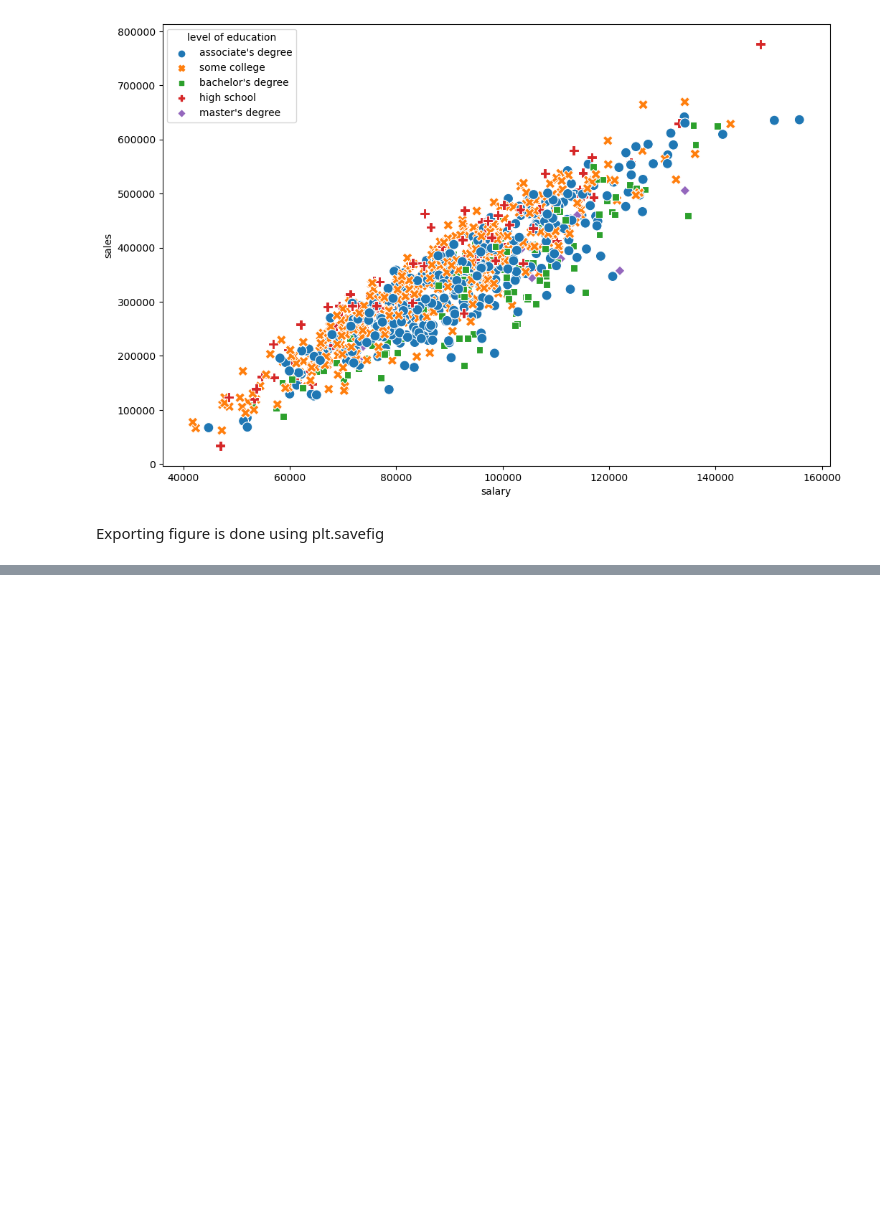
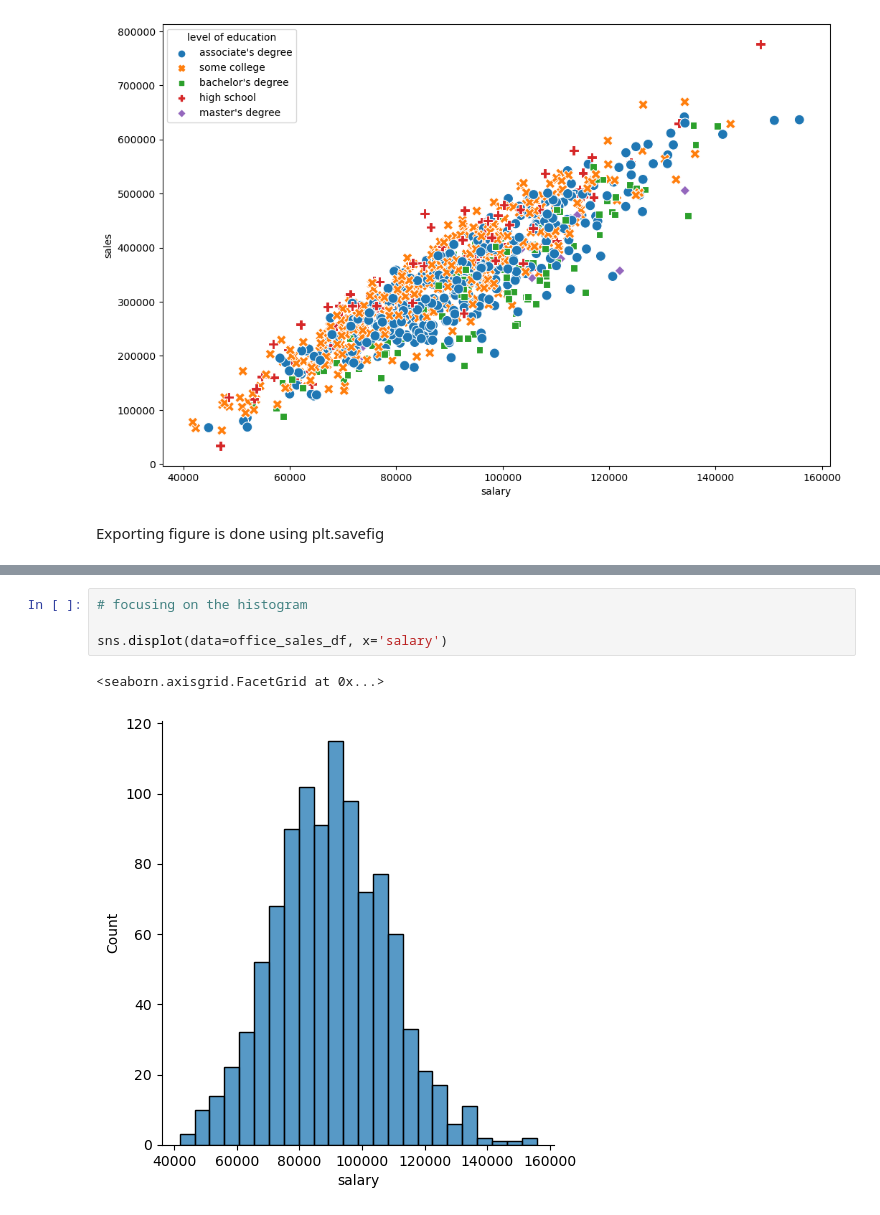
Before and after one commit to sandra-biology/Data-Analytics-A, a Jupyter notebook: Seaborn practice.ipynb, the cells around one changed output, grey strips where cells are left out. Drawn from its saved outputs; the diff is of its cells as text; blank space fills up the shorter version.

```diff
--- a/Seaborn practice.ipynb
+++ b/Seaborn practice.ipynb
@@ -116,0 +124,7 @@ Exporting figure is done using plt.savefig
+# %%
+# focusing on the histogram
+
+sns.displot(data=office_sales_df, x='salary')
+# %% [output]
+<seaborn.axisgrid.FacetGrid at 0x...>
+[figure, added]
```
Also changed, not shown: parts of 10 cells of this notebook.
